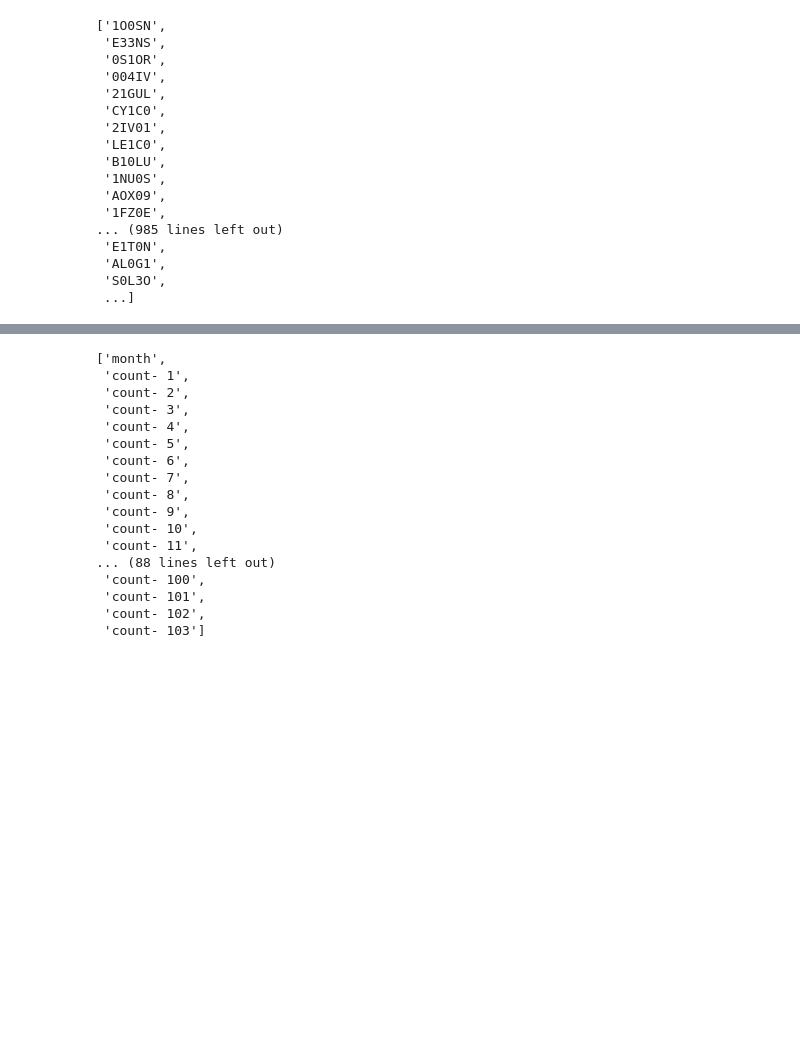
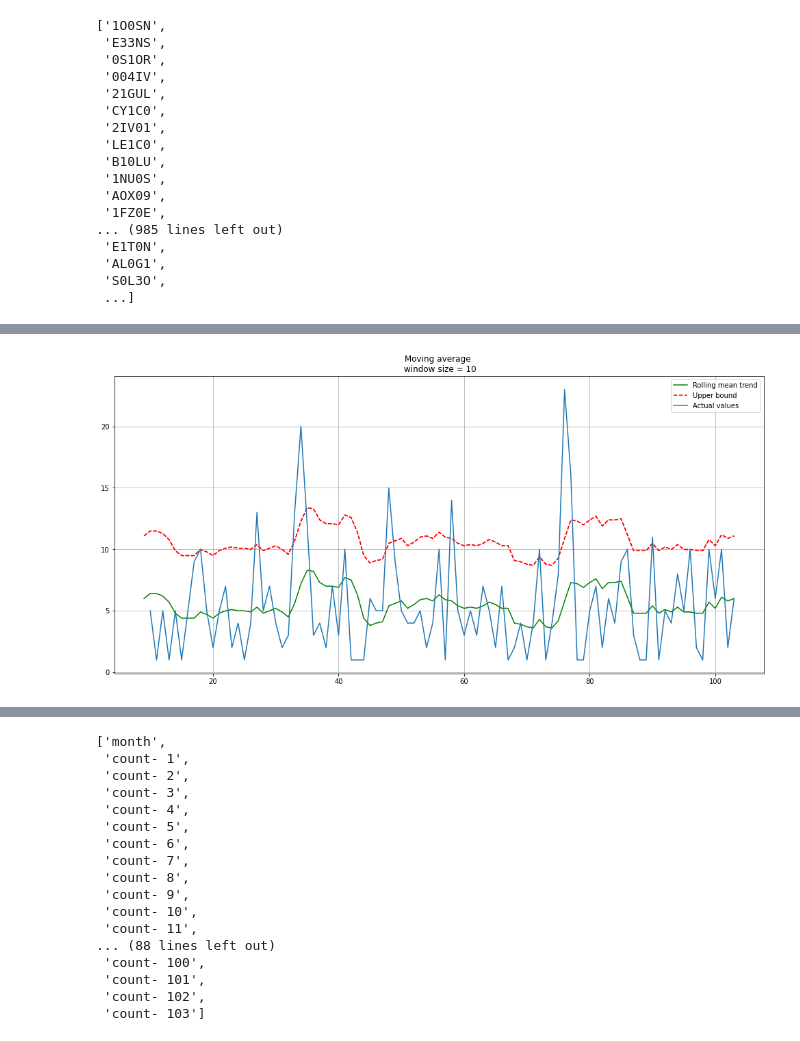
Before and after one commit to Ok3ks/Tabular_data, a Jupyter notebook: pharm.ipynb, the cells around one changed output, grey strips where cells are left out. Cells and saved outputs as stored; diff of their text form; code cells hidden in the pictures; blank space fills up the shorter version.

```diff
--- a/pharm.ipynb
+++ b/pharm.ipynb
@@ -260,0 +268,27 @@ prod_1.reset_index(inplace= True)
+# %%
+import numpy as np
+from sklearn.metrics import mean_absolute_error
+
+def plot_moving_average(series, window, plot_intervals = False, scale = 1.96):
+    rolling_mean = series.rolling(window = window).mean()
+    #Series in df
+    plt.figure(figsize=(17,8))
+    plt.title("Moving average \n window size = {}".format(window))
+    plt.plot(rolling_mean, 'g', label = 'Rolling mean trend')
+
+    if plot_intervals:
+        mae = mean_absolute_error(series[window:], rolling_mean[window:])
+        deviation = np.std(series[window:] - rolling_mean[window:])
+        lower_bound = rolling_mean - (mae - scale * deviation)
+        upper_bound = rolling_mean - (mae - scale * deviation)
+        plt.plot(upper_bound, 'r--', label = 'Upper bound')
+        plt.plot(lower_bound, 'r--',)
+
+    plt.plot(series[window:], label = 'Actual values')
+    plt.legend(loc = 'best')
+    plt.grid(True)
+
+plot_moving_average(prod_1['Stock Demand'], 10, plot_intervals= True) #Stock Demand was not taken on a consistent basis which is why
+#varying our window does not necessarily provide information on product performance weekly or monthly.
+# %% [output]
+[figure, added]
```
Also changed, not shown: parts of 8 cells of this notebook.
